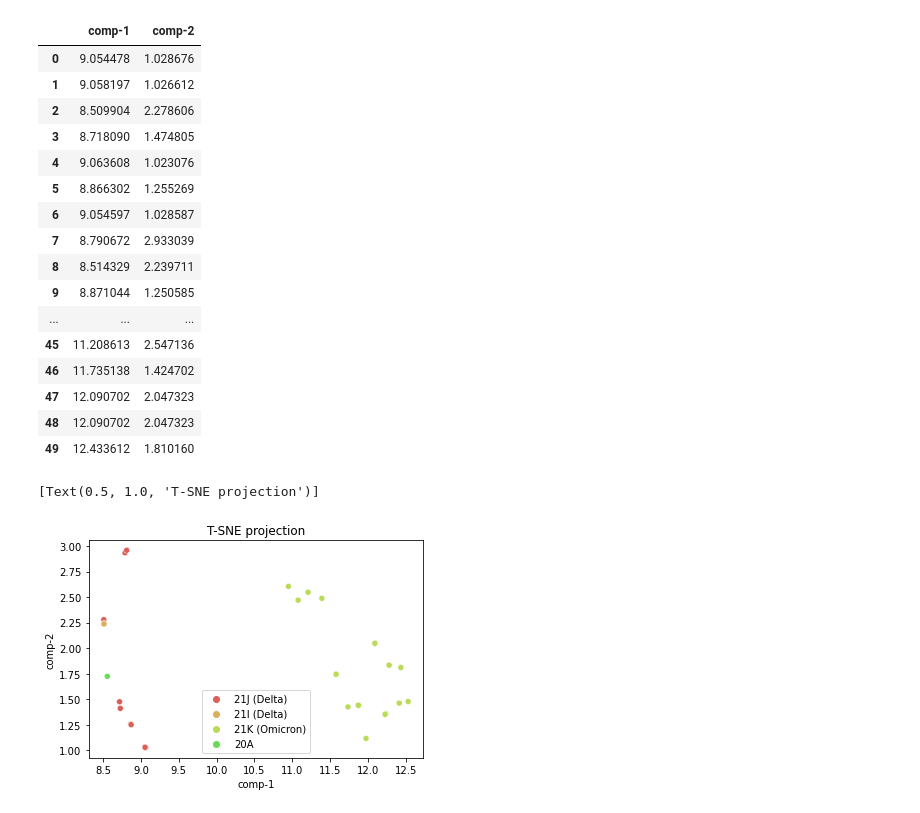
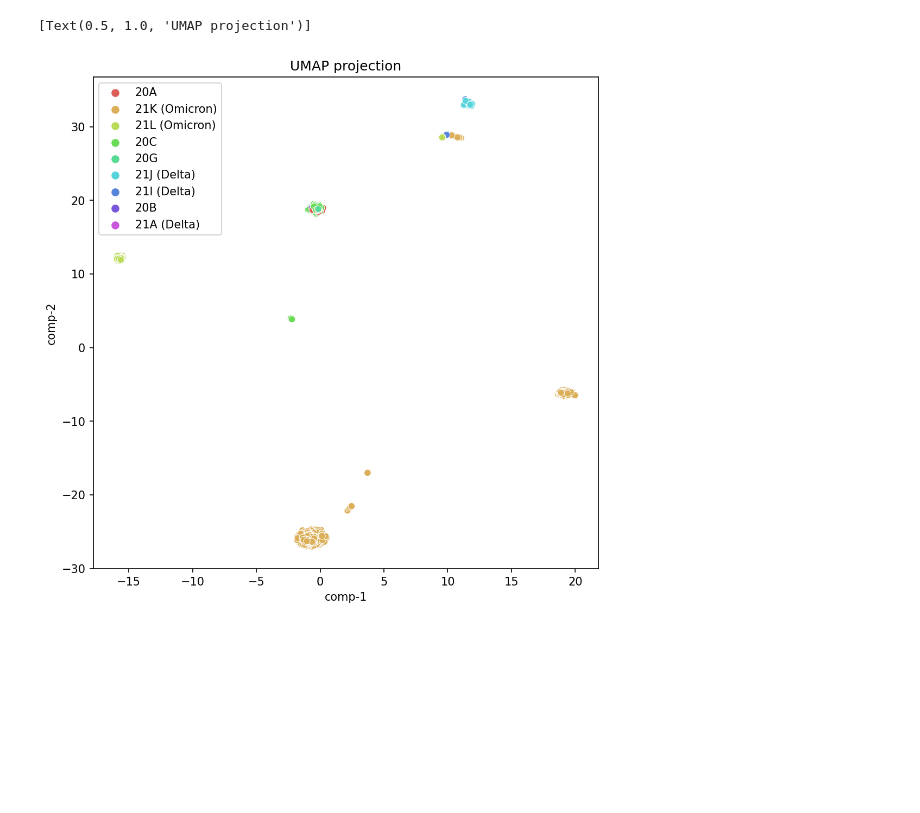
Before and after one commit to anuprulez/protein_transformers, a Jupyter notebook: test_prot_models.ipynb, the cells around one changed output. Saved outputs shown, nothing was run; the diff lists cells and outputs as text; code cells hidden in the pictures; blank space fills up the shorter version.

```diff
--- a/test_prot_models.ipynb
+++ b/test_prot_models.ipynb
@@ -102,30 +122,23 @@ z = X_embedded
 # %%
-df = pd.DataFrame()
-#df["y"] = y
-df["comp-1"] = z[:,0]
-df["comp-2"] = z[:,1]
+from umap import UMAP
 
-df
+figure(figsize=figsize, dpi=150)
+
+n_colors = 10
+n_neighbors=15
+min_dist=0.01
+n_components=2
+metric='euclidean'
+
+umap_2d = UMAP(n_components=n_components, n_neighbors=20, min_dist=0.1, init='random', random_state=0)
+
+proj_2d = umap_2d.fit_transform(X)
+
+df_umap = pd.DataFrame()
+df_umap["comp-1"] = proj_2d[:,0]
+df_umap["comp-2"] = proj_2d[:,1]
+
+sns.scatterplot(x="comp-1", y="comp-2", hue=seq_df["Clade"].tolist()[:n_seqs], palette=sns.color_palette("hls", n_colors), data=df_umap).set(title="UMAP projection")
 # %% [output]
-|  | comp-1 | comp-2 |
-| 0 | 9.054478 | 1.028676 |
-| 1 | 9.058197 | 1.026612 |
-| 2 | 8.509904 | 2.278606 |
-| 3 | 8.718090 | 1.474805 |
-| 4 | 9.063608 | 1.023076 |
-| 5 | 8.866302 | 1.255269 |
-| 6 | 9.054597 | 1.028587 |
-| 7 | 8.790672 | 2.933039 |
-| 8 | 8.514329 | 2.239711 |
-| 9 | 8.871044 | 1.250585 |
-| ... | ... | ... |
-| 45 | 11.208613 | 2.547136 |
-| 46 | 11.735138 | 1.424702 |
-| 47 | 12.090702 | 2.047323 |
-| 48 | 12.090702 | 2.047323 |
-| 49 | 12.433612 | 1.810160 |
+[Text(0.5, 1.0, 'UMAP projection')]
+[figure, added]
-# %%
-sns.scatterplot(x="comp-1", y="comp-2", hue=seq_df["Clade"].tolist()[:50], palette=sns.color_palette("hls", 10), data=df).set(title="T-SNE projection")
-# %% [output]
-[Text(0.5, 1.0, 'T-SNE projection')]
-[figure, removed]
```
Also changed, not shown: parts of 13 cells of this notebook.
